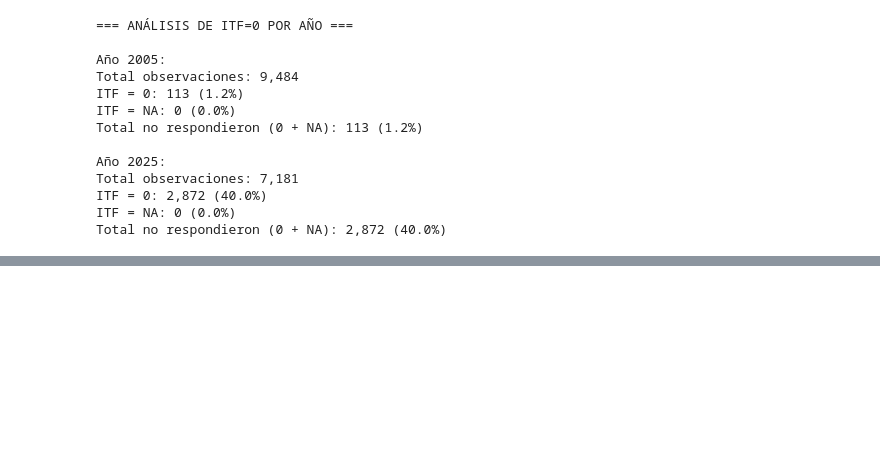
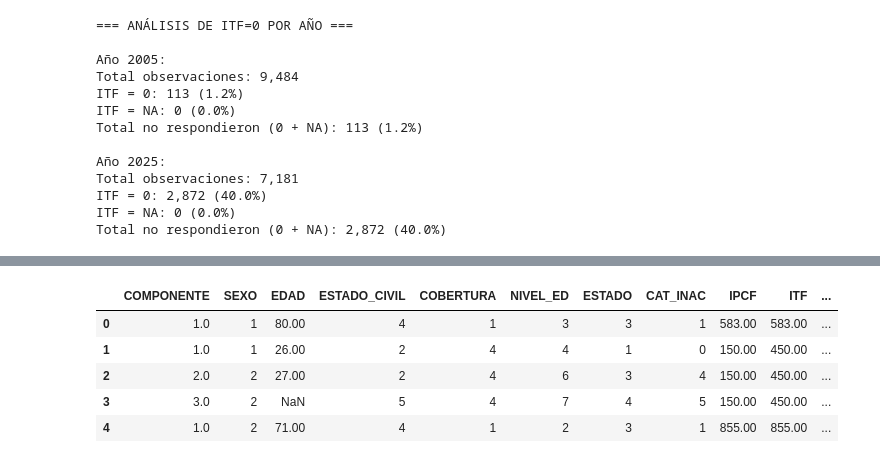
Before and after one commit to paulaleylen/BigDataUBA-Grupo10, a Jupyter notebook: TP1/Program_TP1_GrupoJLP.ipynb, the cells around one changed output, grey strips where cells are left out. Cells and saved outputs as stored; diff of their text form; code cells hidden in the pictures; blank space fills up the shorter version.

Commit message:
Actividades 6, 7 y 8
Hay un error porque me parece que me toma el df completo y no la base "respondieron" para los cálculos finales. Por favor revisen.

```diff
--- a/TP1/Program_TP1_GrupoJLP.ipynb
+++ b/TP1/Program_TP1_GrupoJLP.ipynb
@@ -1157,0 +1270,12 @@ Total no respondieron (0 + NA): 2,872 (40.0%)
+# %%
+# Recodificar el ESTADO en el DataFrame principal
+df.loc[(df['ANO'] == 2005) & (df['ESTADO'] == 'Entrevista individual no realizada (no respuesta al cuestion'), 'ESTADO'] = '0'
+
+# Verificar los cambios
+print("=== Verificación de la recodificación de ESTADO ===\n")
+
+for año in sorted(df['ANO'].unique()):
+    print(f"AÑO {año}")
+    print("Valores únicos en ESTADO:")
+    print(df[df['ANO'] == año]['ESTADO'].value_counts())
+    print()
@@ -1165,0 +1436,12 @@ La tendencia creciente se ve muy marcada al comparar con el porcentaje correspon
+# %%
+# Antes de sumar una columna, hacemos cambios en el data frame principal para estandarizar los códigos de respuesta
+# Renombrar columnas del DataFrame principal
+respondieron = df.rename(columns={
+    'CH04': 'SEXO',
+    'CH06': 'EDAD',
+    'CH07': 'ESTADO_CIVIL',
+    'CH08': 'COBERTURA'
+})
+# Verificar los cambios
+print("Columnas después del renombrado:")
+print(df.columns.tolist())
@@ -1165,0 +1573,15 @@ La tendencia creciente se ve muy marcada al comparar con el porcentaje correspon
+# %%
+# Crear la nueva columna 'HOGAR_ID'
+respondieron['HOGAR_ID'] = respondieron['CODUSU'].astype(str) + respondieron['NRO_HOGAR'].astype(str)
+
+# Eliminar las columnas originales ('CODUSU' y 'NRO_HOGAR')
+respondieron.drop(columns=['CODUSU', 'NRO_HOGAR'], inplace=True)
+
+respondieron.head()
+# %% [output]
+|  | COMPONENTE | SEXO | EDAD | ESTADO_CIVIL | COBERTURA | NIVEL_ED | ESTADO | CAT_INAC | IPCF | ITF | ... |
+| 0 | 1.0 | 1 | 80.00 | 4 | 1 | 3 | 3 | 1 | 583.00 | 583.00 | ... |
+| 1 | 1.0 | 1 | 26.00 | 2 | 4 | 4 | 1 | 0 | 150.00 | 450.00 | ... |
+| 2 | 2.0 | 2 | 27.00 | 2 | 4 | 6 | 3 | 4 | 150.00 | 450.00 | ... |
+| 3 | 3.0 | 2 | NaN | 5 | 4 | 7 | 4 | 5 | 150.00 | 450.00 | ... |
+| 4 | 1.0 | 2 | 71.00 | 4 | 1 | 2 | 3 | 1 | 855.00 | 855.00 | ... |
```
Also changed, not shown: parts of 25 cells of this notebook, 2 other files.
